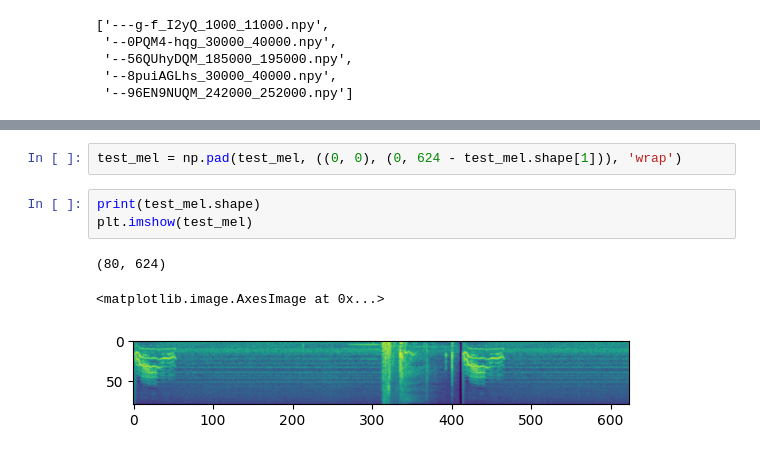
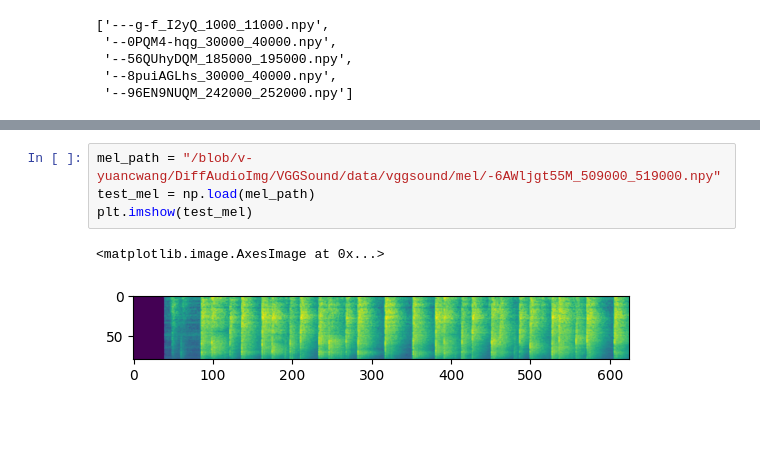
Before and after one commit to HeCheng0625/AUDIT_v2, a Jupyter notebook: medata_infos/temp.ipynb, the cells around one changed output, grey strips where cells are left out. Cells and saved outputs as stored; diff of their text form; blank space fills up the shorter version.

```diff
--- a/medata_infos/temp.ipynb
+++ b/medata_infos/temp.ipynb
@@ -66,9 +62,7 @@ plt.imshow(test_mel)
-# %%
-test_mel = np.pad(test_mel, ((0, 0), (0, 624 - test_mel.shape[1])), 'wrap')
-# %%
-print(test_mel.shape)
-plt.imshow(test_mel)
-# %% [output]
-(80, 624)
-<matplotlib.image.AxesImage at 0x...>
-[figure, removed]
+# %%
+mel_path = "/blob/v-yuancwang/DiffAudioImg/VGGSound/data/vggsound/mel/-6AWljgt55M_509000_519000.npy"
+test_mel = np.load(mel_path)
+plt.imshow(test_mel)
+# %% [output]
+<matplotlib.image.AxesImage at 0x...>
+[figure, added]
```
Also changed, not shown: parts of 7 cells of this notebook, 1 other file.
